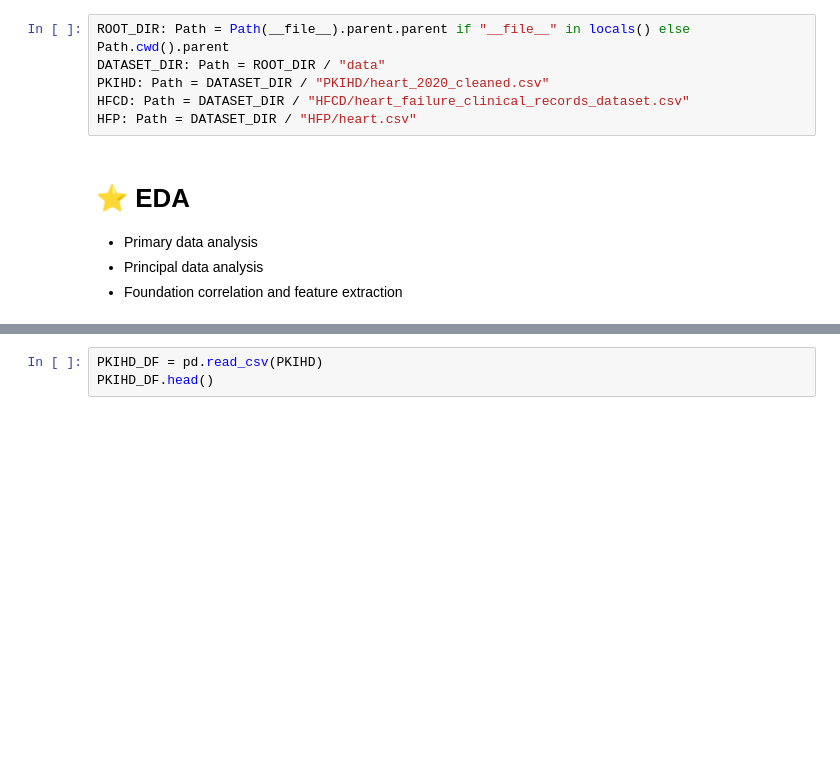
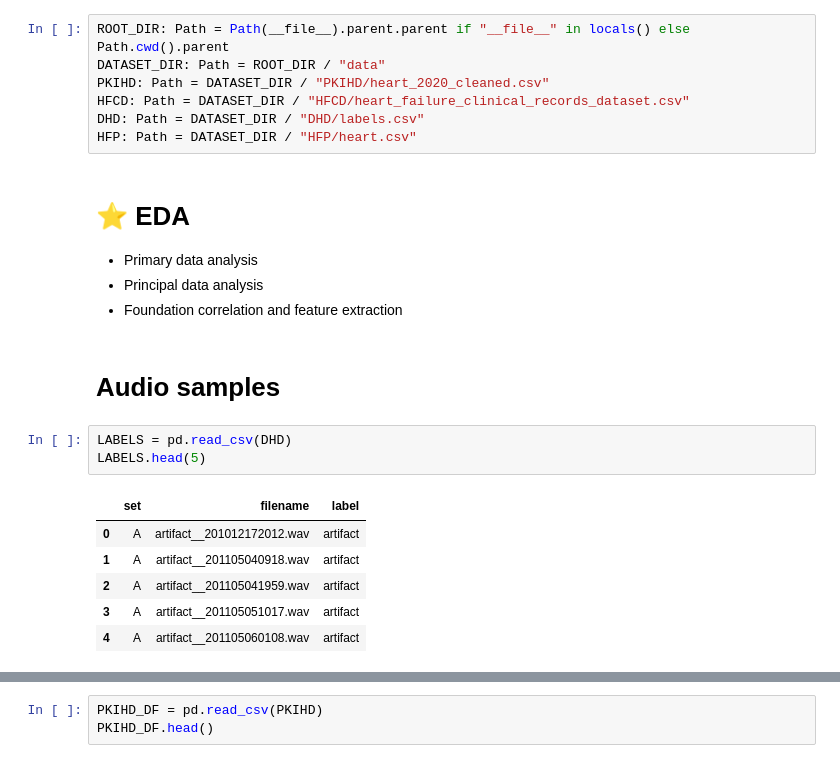
Before and after one commit to Cardionix/Cardionix, a Jupyter notebook: notebooks/EDA.ipynb, the cells around one changed output, grey strips where cells are left out. Saved outputs shown, nothing was run; the diff lists cells and outputs as text; blank space fills up the shorter version.

Commit message:
feat: audio EDA

```diff
--- a/notebooks/EDA.ipynb
+++ b/notebooks/EDA.ipynb
@@ -24,9 +24,22 @@ ROOT_DIR: Path = Path(__file__).parent.parent if "__file__" in locals() else Pat
 DATASET_DIR: Path = ROOT_DIR / "data"
 PKIHD: Path = DATASET_DIR / "PKIHD/heart_2020_cleaned.csv"
 HFCD: Path = DATASET_DIR / "HFCD/heart_failure_clinical_records_dataset.csv"
+DHD: Path = DATASET_DIR / "DHD/labels.csv"
 HFP: Path = DATASET_DIR / "HFP/heart.csv"
 # %% [markdown]
 # ⭐️ EDA
 * Primary data analysis
 * Principal data analysis
 * Foundation correlation and feature extraction
+# %% [markdown]
+# Audio samples
+# %%
+LABELS = pd.read_csv(DHD)
+LABELS.head(5)
+# %% [output]
+|  | set | filename | label |
+| 0 | A | artifact__201012172012.wav | artifact |
+| 1 | A | artifact__201105040918.wav | artifact |
+| 2 | A | artifact__201105041959.wav | artifact |
+| 3 | A | artifact__201105051017.wav | artifact |
+| 4 | A | artifact__201105060108.wav | artifact |
```
Also changed, not shown: parts of 6 cells of this notebook.
